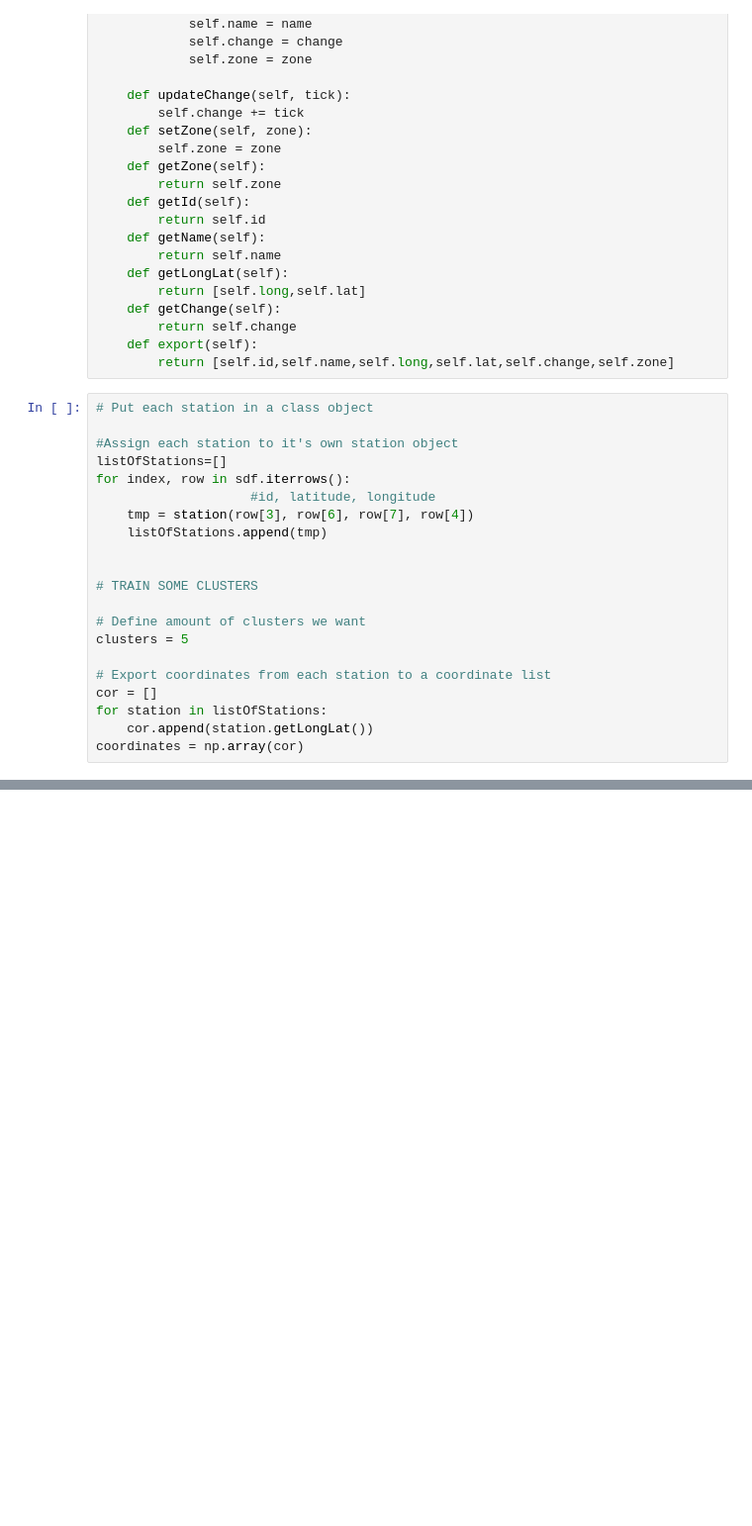
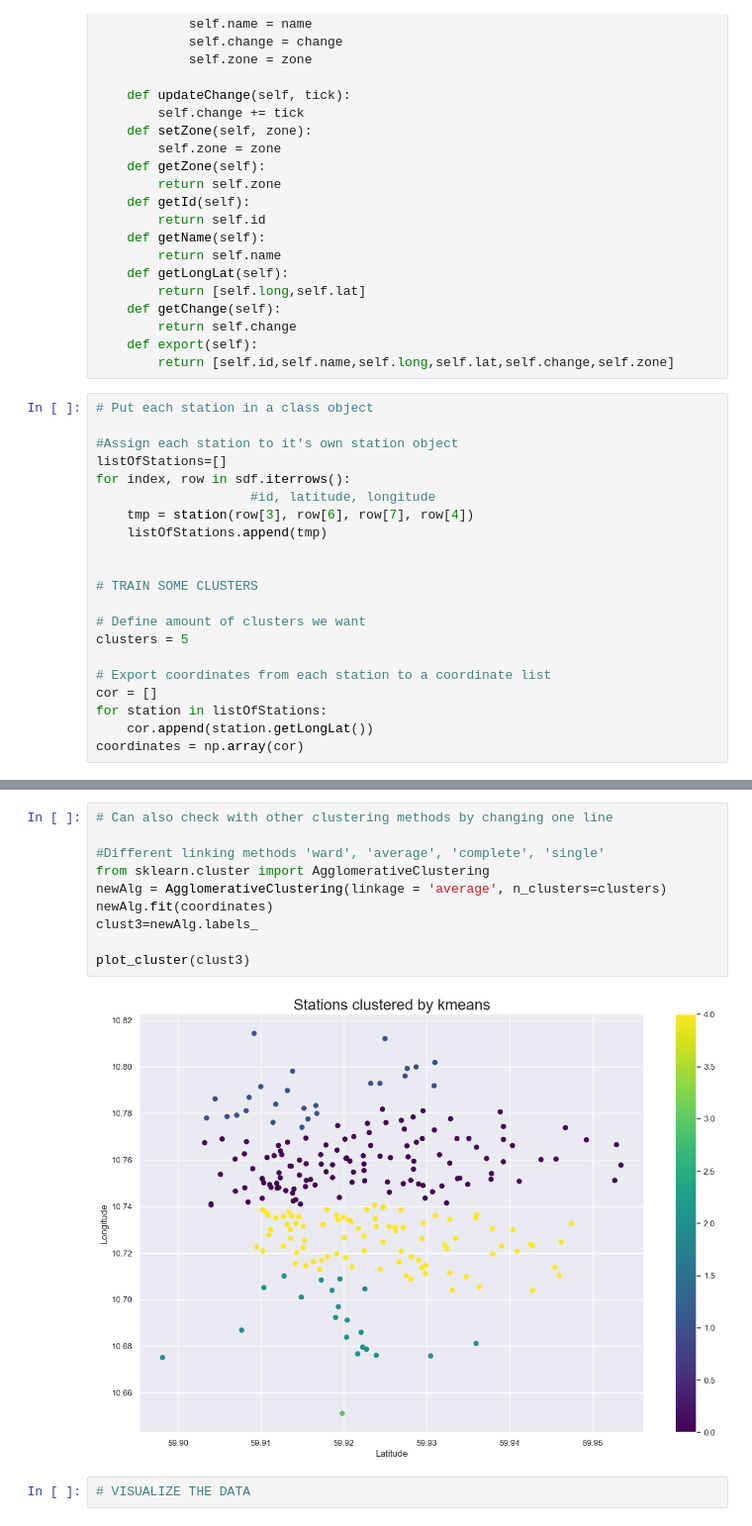
Before and after one commit to gaukje/Lab-1, a Jupyter notebook: lab5/osloBysykkel.ipynb, the cells around one changed output, grey strips where cells are left out. Shown: that part at 99% size. Cells and saved outputs as stored; diff of their text form; blank space fills up the shorter version.

```diff
--- a/lab5/osloBysykkel.ipynb
+++ b/lab5/osloBysykkel.ipynb
@@ -111,0 +121,14 @@ def plot_cluster(cluster):
+# %%
+# Can also check with other clustering methods by changing one line
+
+#Different linking methods 'ward', 'average', 'complete', 'single'
+from sklearn.cluster import AgglomerativeClustering
+newAlg = AgglomerativeClustering(linkage = 'average', n_clusters=clusters)
+newAlg.fit(coordinates)
+clust3=newAlg.labels_
+
+plot_cluster(clust3)
+# %% [output]
+[figure, added]
+# %%
+# VISUALIZE THE DATA
```
Also changed, not shown: parts of 3 cells of this notebook.
